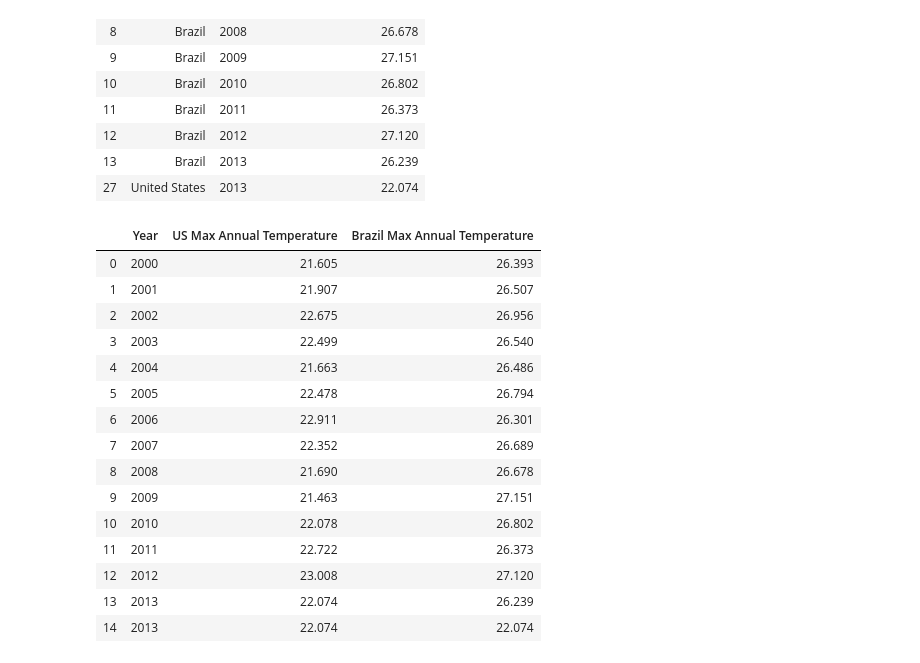
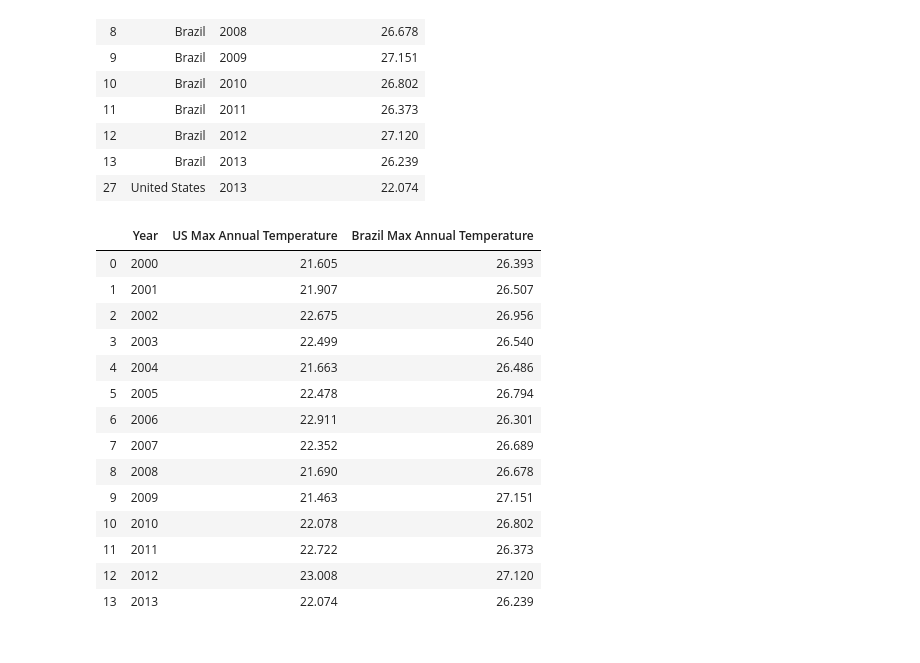
Before and after one commit to lourdesrm/ETL-project, a Jupyter notebook: Data_source/temp_historical.ipynb, the cells around one changed output. Drawn from its saved outputs; the diff is of its cells as text; code cells hidden in the pictures.

```diff
--- a/Data_source/temp_historical.ipynb
+++ b/Data_source/temp_historical.ipynb
@@ -282,22 +282,22 @@ final_br_df = final_br_temp.drop(['Country'], axis=1)
 # %%
 summary_temp_df = final_us_df.merge(final_br_df, on='Year')
 # %%
-summary_temp_df.drop(summary_temp_dfl.index[14])
+summary_final = summary_temp_df.drop(summary_temp_df.index[14])
+summary_final
 # %% [output]
 |  | Year | US Max Annual Temperature | Brazil Max Annual Temperature |
 | 0 | 2000 | 21.605 | 26.393 |
 | 1 | 2001 | 21.907 | 26.507 |
 | 2 | 2002 | 22.675 | 26.956 |
 | 3 | 2003 | 22.499 | 26.540 |
 | 4 | 2004 | 21.663 | 26.486 |
 | 5 | 2005 | 22.478 | 26.794 |
 | 6 | 2006 | 22.911 | 26.301 |
 | 7 | 2007 | 22.352 | 26.689 |
 | 8 | 2008 | 21.690 | 26.678 |
 | 9 | 2009 | 21.463 | 27.151 |
 | 10 | 2010 | 22.078 | 26.802 |
 | 11 | 2011 | 22.722 | 26.373 |
 | 12 | 2012 | 23.008 | 27.120 |
 | 13 | 2013 | 22.074 | 26.239 |
-| 14 | 2013 | 22.074 | 22.074 |
 # %%
```
Also changed, not shown: parts of 1 cell of this notebook.
